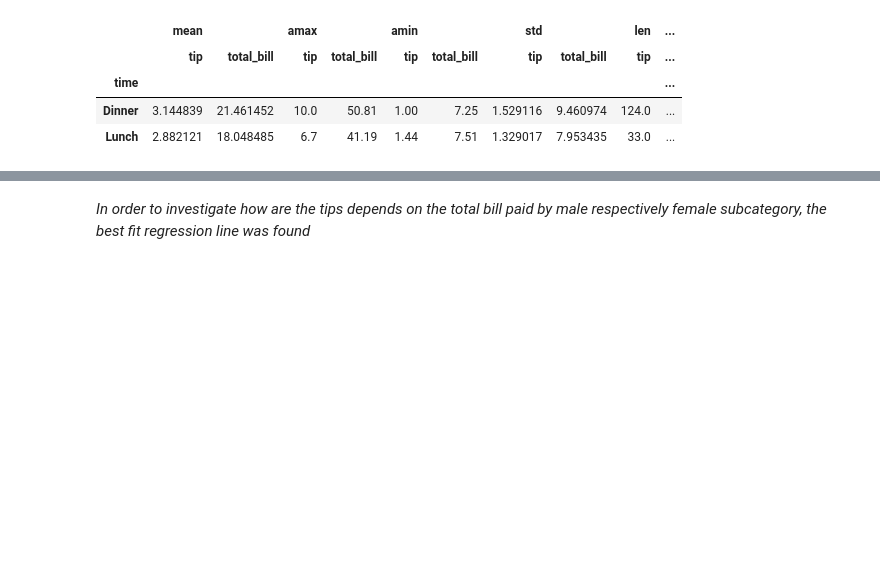
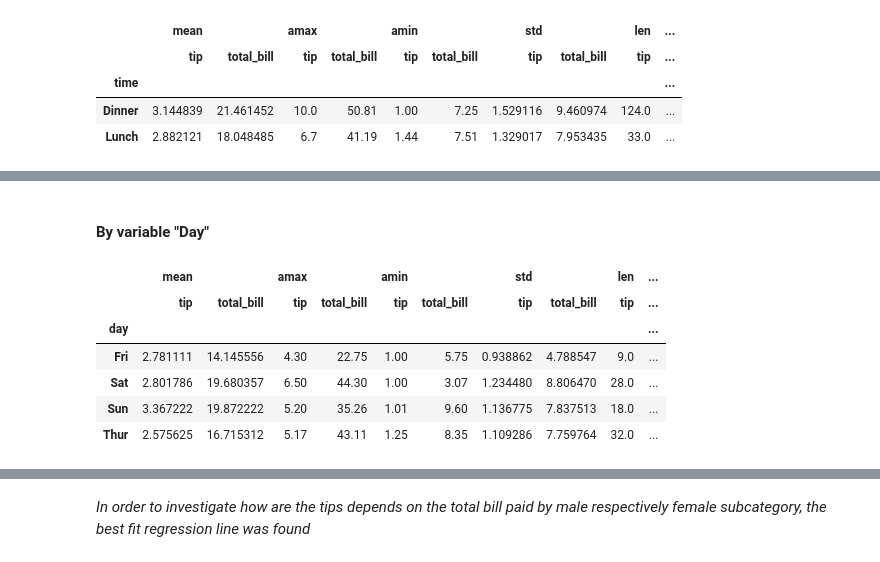
Before and after one commit to Crkonova76/Fundamentals-of-Data-Analysis_Assessment-2019, a Jupyter notebook: Tips_dataset.ipynb, the cells around one changed output, grey strips where cells are left out. Drawn from its saved outputs; the diff is of its cells as text; code cells hidden in the pictures; blank space fills up the shorter version.

```diff
--- a/Tips_dataset.ipynb
+++ b/Tips_dataset.ipynb
@@ -567,0 +592,12 @@ pd.pivot_table(Male,index=["time"],values=["tip","total_bill"],aggfunc=[np.mean,
+# %% [markdown]
+#### By variable "Day"
+# %%
+pd.pivot_table(Female,index=["day"],values=["tip","total_bill"],aggfunc=[np.mean, np.max, np.min, np.std, len])
+# %% [output]
+|  | mean |  | amax |  | amin |  | std |  | len | ... |
+|  | tip | total_bill | tip | total_bill | tip | total_bill | tip | total_bill | tip | ... |
+| day |  |  |  |  |  |  |  |  |  | ... |
+| Fri | 2.781111 | 14.145556 | 4.30 | 22.75 | 1.00 | 5.75 | 0.938862 | 4.788547 | 9.0 | ... |
+| Sat | 2.801786 | 19.680357 | 6.50 | 44.30 | 1.00 | 3.07 | 1.234480 | 8.806470 | 28.0 | ... |
+| Sun | 3.367222 | 19.872222 | 5.20 | 35.26 | 1.01 | 9.60 | 1.136775 | 7.837513 | 18.0 | ... |
+| Thur | 2.575625 | 16.715312 | 5.17 | 43.11 | 1.25 | 8.35 | 1.109286 | 7.759764 | 32.0 | ... |
```
Also changed, not shown: parts of 17 cells of this notebook.
